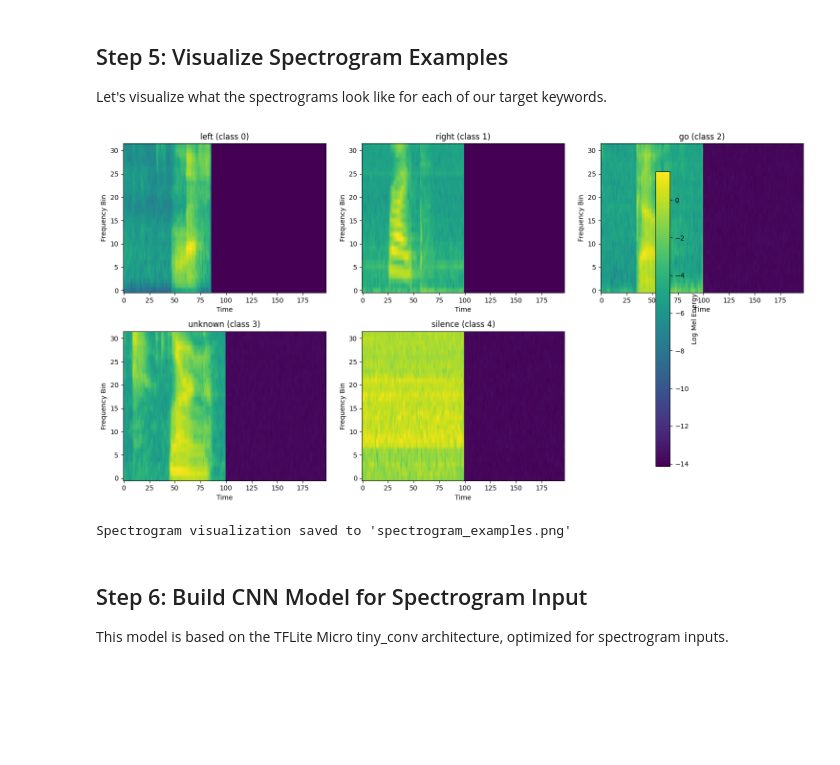
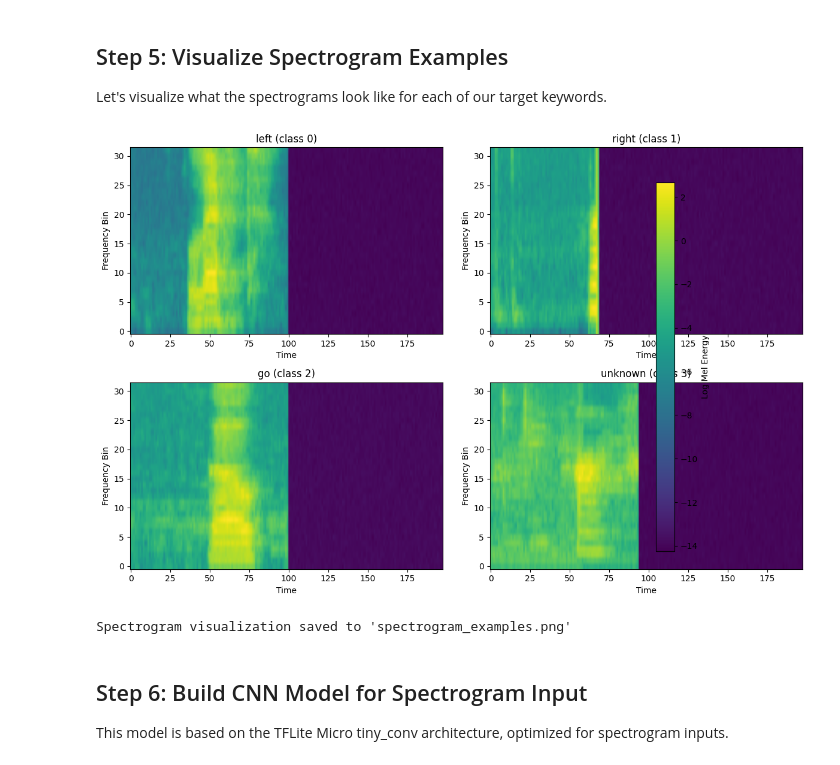
Before and after one commit to SuranjanKTH/coralmicro, a Jupyter notebook: train_keyword_complete.ipynb, the cells around one changed output. Drawn from its saved outputs; the diff is of its cells as text; code cells hidden in the pictures; blank space fills up the shorter version.

```diff
--- a/train_keyword_complete.ipynb
+++ b/train_keyword_complete.ipynb
@@ -333,7 +342,7 @@ def relabel_example(spectrogram, label):
         7: 3,   # 'stop' -> unknown
         8: 3,   # 'up' -> unknown
         9: 3,   # 'yes' -> unknown
-        10: 4,  # '_silence_' -> silence
+        10: 3,  # '_silence_' -> unknown (merged)
         11: 3   # '_unknown_' -> unknown
     }
 
@@ -397,38 +406,36 @@ Test batches: 77
 Let's visualize what the spectrograms look like for each of our target keywords.
 # %%
 # Visualize spectrograms for each keyword
-fig, axes = plt.subplots(2, 3, figsize=(15, 8))
+fig, axes = plt.subplots(2, 2, figsize=(12, 8))
 axes = axes.flatten()
 
-keyword_names = ['left', 'right', 'go', 'unknown', 'silence']
-examples_found = {i: 0 for i in range(5)}
+keyword_names = ['left', 'right', 'go', 'unknown']
+examples_found = {i: 0 for i in range(4)}
 
 for spectrograms, labels in ds_train_processed.take(50):
     for i in range(len(labels)):
         label = labels[i].numpy()
-        if examples_found[label] == 0 and label < 5:
+        if examples_found[label] == 0 and label < 4:
             ax = axes[label]
             spectrogram = spectrograms[i].numpy()
             im = ax.imshow(spectrogram.T, aspect='auto', origin='lower', cmap='viridis')
             ax.set_title(f'{keyword_names[label]} (class {label})')
             ax.set_xlabel('Time')
             ax.set_ylabel('Frequency Bin')
             examples_found[label] = 1
 
     if all(examples_found.values()):
         break
 
-# Remove extra subplot
-fig.delaxes(axes[5])
 
 plt.colorbar(im, ax=axes, label='Log Mel Energy')
 plt.tight_layout()
 plt.savefig('spectrogram_examples.png', dpi=150)
 plt.show()
 
 print("Spectrogram visualization saved to 'spectrogram_examples.png'")
 # %% [output]
-[figure, old version]
+[figure, new version]
 Spectrogram visualization saved to 'spectrogram_examples.png'
 # %% [markdown]
 ## Step 6: Build CNN Model for Spectrogram Input
```
Also changed, not shown: parts of 11 cells of this notebook, 4 other files.
